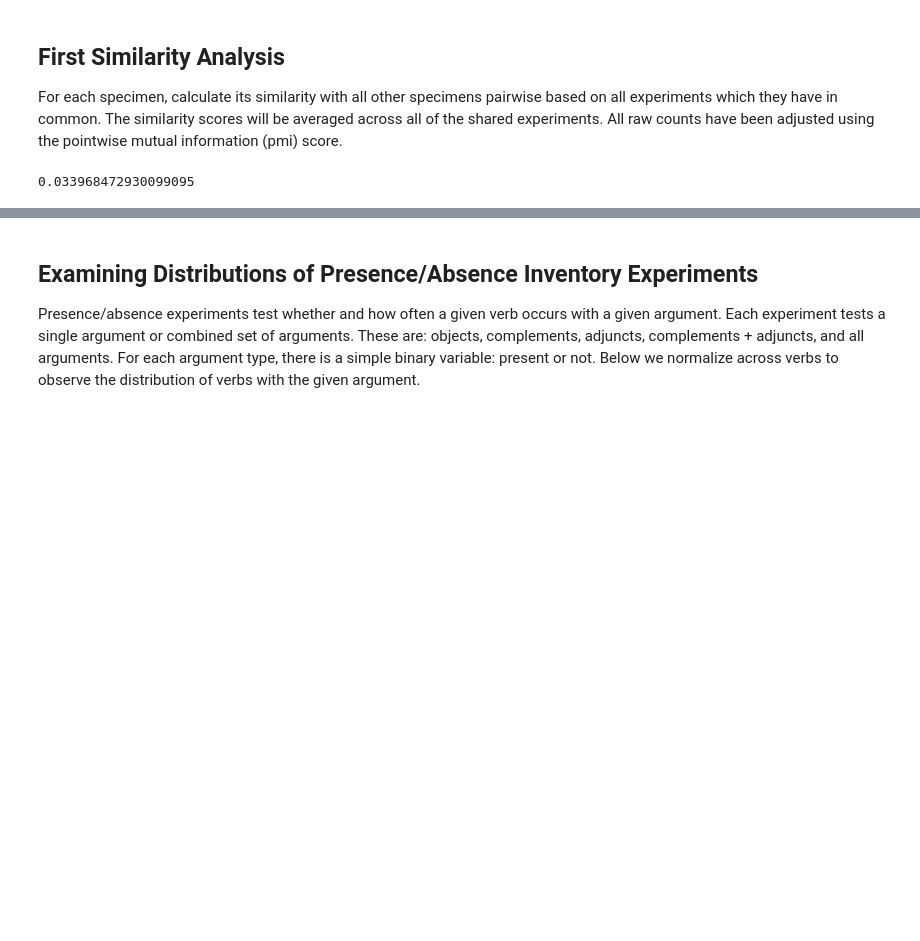
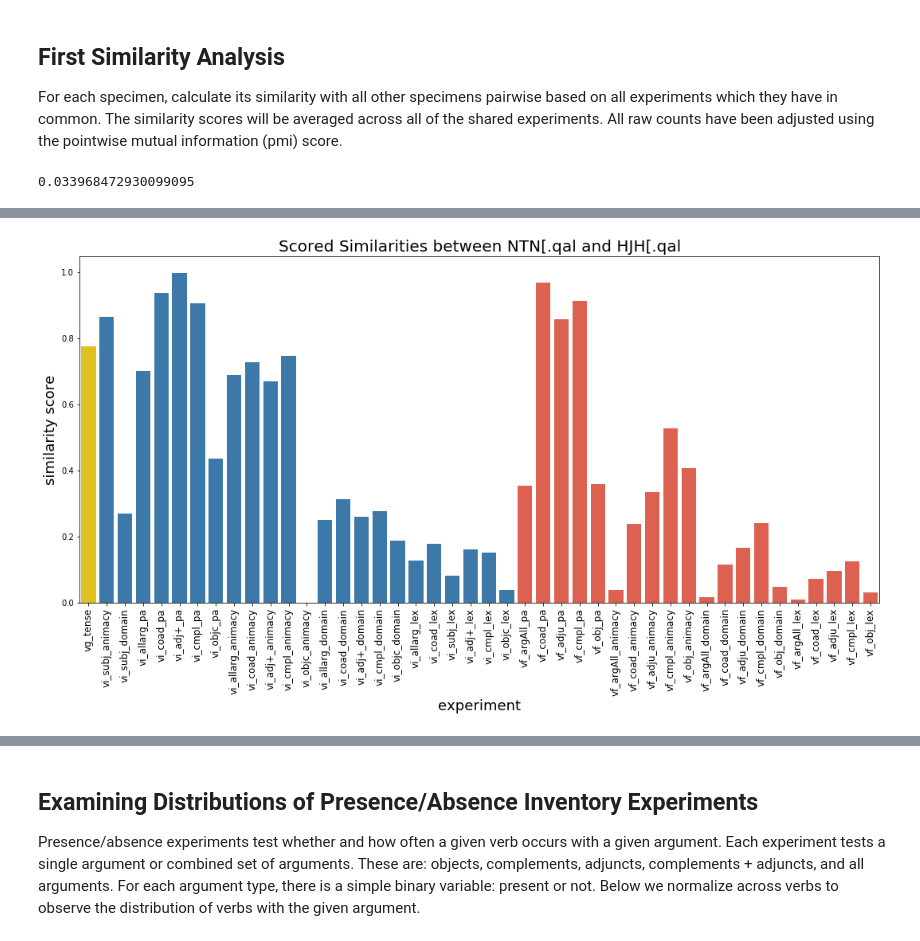
Before and after one commit to codykingham/verb_semantics, a Jupyter notebook: first_analysis.ipynb, the cells around one changed output, grey strips where cells are left out. Cells and saved outputs as stored; diff of their text form; code cells hidden in the pictures; blank space fills up the shorter version.

```diff
--- a/first_analysis.ipynb
+++ b/first_analysis.ipynb
@@ -224,0 +334,37 @@ Name: BW>[.qal, dtype: float64
+# %%
+def get_sim_experiments(lex1, lex2, order=exporder, colors=expcolors, show=True, returnData=True):
+    '''
+    Exports a barchart that illustrates the leveldi
+    of similarity between two lexemes per all experiments
+    in the dataset.
+    '''
+
+    sims = dict() # temporarily hold similarity scores here
+
+    # gather rated similarities between the two terms for every provided experiment
+    for sp_name, space in spaces.items():
+
+        if not {lex1, lex2} & set(space.sim_pmi_nogloss.columns): # ensure both terms are in the space
+            continue
+
+        sims[sp_name] = space.sim_pmi_nogloss[lex1][lex2] # get similarity
+
+    sims_ordered = collections.OrderedDict((exp, sims[exp]) for exp in order if exp in sims) # customized order
+    sims = pd.DataFrame(list(sims_ordered.items())) # drop into Dataframe
+    sims.columns = ['experiment', 'score'] # set col names
+
+    if show:
+        # plot:
+        plt.figure(figsize=(18, 8))
+        sns.barplot(sims['experiment'], sims['score'], palette=colors)
+        plt.xticks(rotation='vertical', fontsize=12)
+        plt.xlabel('experiment', fontsize=18)
+        plt.ylabel('similarity score', fontsize=18)
+        plt.title(f'Scored Similarities between {lex1} and {lex2}', fontsize=20)
+
+    if returnData:
+        return sims
+# %%
+give_be = get_sim_experiments('NTN[.qal', 'HJH[.qal')
+# %% [output]
+[figure, added]
```
Also changed, not shown: parts of 16 cells of this notebook.
